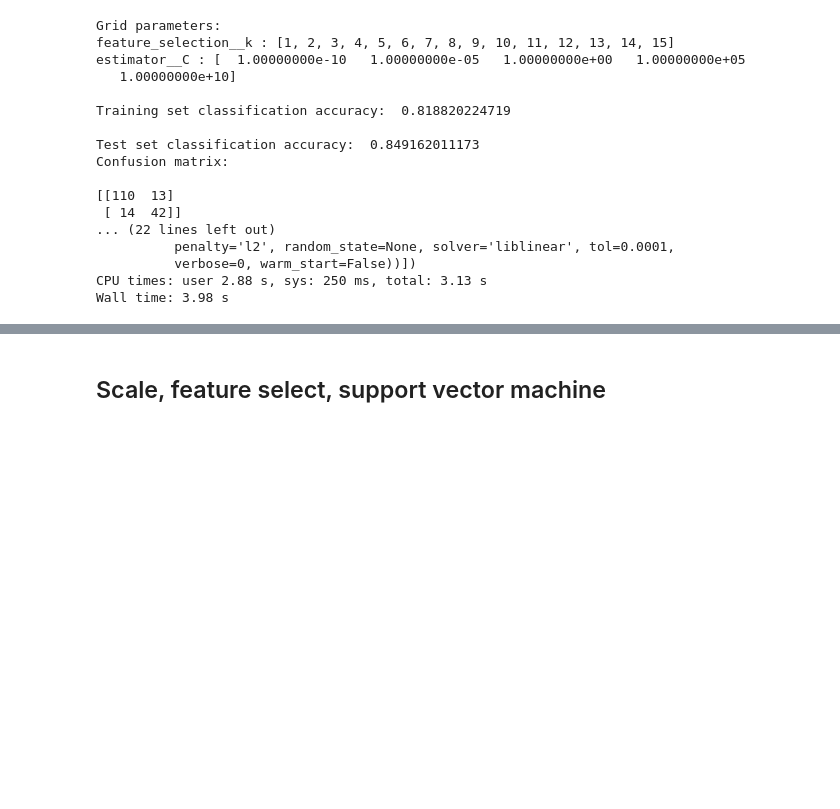
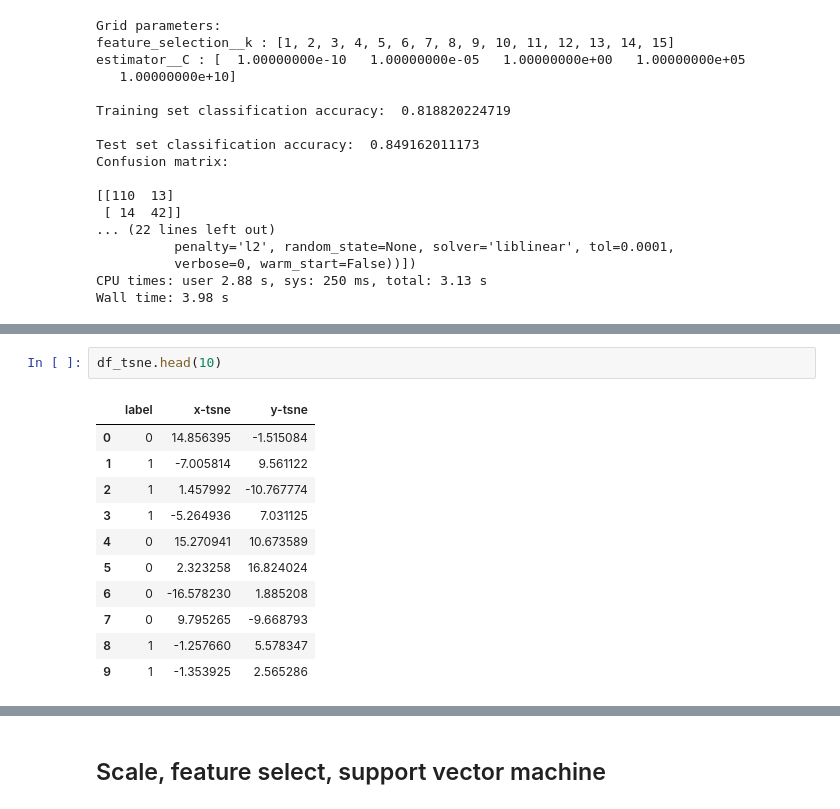
Before and after one commit to JaggedParadigm/pyplearnr, a Jupyter notebook: data_science_lib_demo.ipynb, the cells around one changed output, grey strips where cells are left out. Saved outputs shown, nothing was run; the diff lists cells and outputs as text; blank space fills up the shorter version.

```diff
--- a/data_science_lib_demo.ipynb
+++ b/data_science_lib_demo.ipynb
@@ -448,0 +485,14 @@ Wall time: 3.98 s
+# %%
+df_tsne.head(10)
+# %% [output]
+|  | label | x-tsne | y-tsne |
+| 0 | 0 | 14.856395 | -1.515084 |
+| 1 | 1 | -7.005814 | 9.561122 |
+| 2 | 1 | 1.457992 | -10.767774 |
+| 3 | 1 | -5.264936 | 7.031125 |
+| 4 | 0 | 15.270941 | 10.673589 |
+| 5 | 0 | 2.323258 | 16.824024 |
+| 6 | 0 | -16.578230 | 1.885208 |
+| 7 | 0 | 9.795265 | -9.668793 |
+| 8 | 1 | -1.257660 | 5.578347 |
+| 9 | 1 | -1.353925 | 2.565286 |
```
Also changed, not shown: parts of 4 cells of this notebook, 2 other files.
